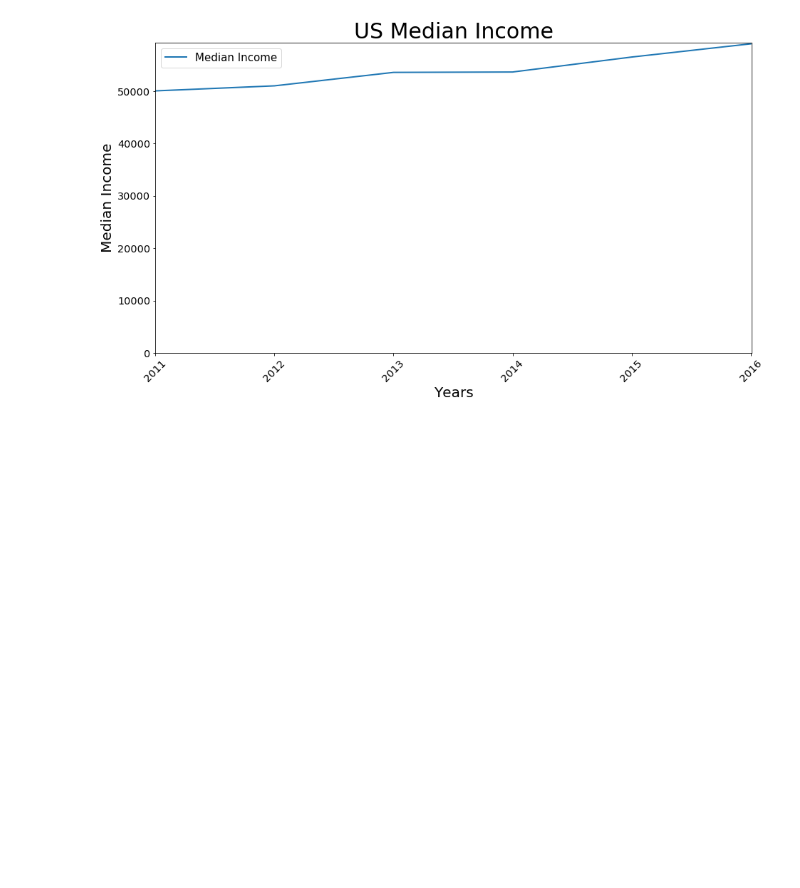
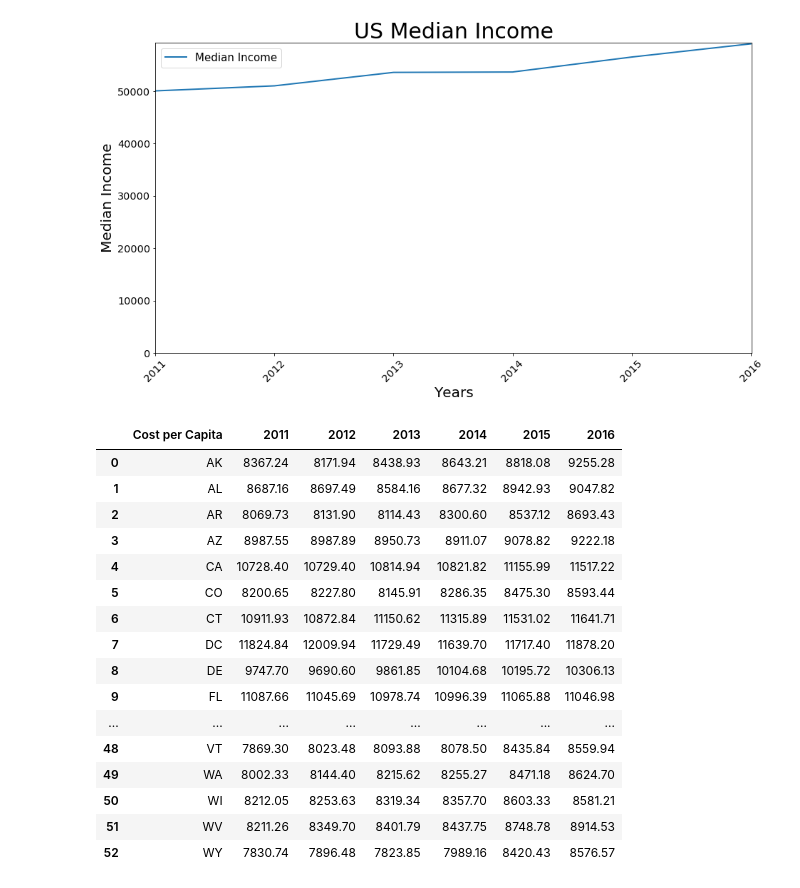
Before and after one commit to Rshn8411/project1, a Jupyter notebook: DL_Graphs/2011_2016_Graphs.ipynb, the cells around one changed output. Cells and saved outputs as stored; diff of their text form; code cells hidden in the pictures; blank space fills up the shorter version.

```diff
--- a/DL_Graphs/2011_2016_Graphs.ipynb
+++ b/DL_Graphs/2011_2016_Graphs.ipynb
@@ -18,6 +18,7 @@ path_historical_percents = ('../Clean_2011_2016/healthcare_percent_change_data_2
 path_median_income = ('../Cleaned_Data/median_income.csv')
 path_obesity = ('../Clean_2011_2016/overall_clean_obesity_data.csv')
 path_obesity_us = ('../Clean_2011_2016/us_obesity_total.csv')
+path_cpc = ('../Clean_2011_2016/medicare_costpercapita_2011_2016.csv')
 # %%
 # Reformat national df
 medicare_national = pd.read_csv(path_national,skipinitialspace=True)
@@ -277,3 +267,24 @@ plt.savefig('../Images/Median_Income_2011')
 plt.show()
 # %% [output]
 [figure]
+# %%
+cost_per_capita_df = pd.read_csv(path_cpc,skipinitialspace=True)
+cost_per_capita_df
+# %% [output]
+|  | Cost per Capita | 2011 | 2012 | 2013 | 2014 | 2015 | 2016 |
+| 0 | AK | 8367.24 | 8171.94 | 8438.93 | 8643.21 | 8818.08 | 9255.28 |
+| 1 | AL | 8687.16 | 8697.49 | 8584.16 | 8677.32 | 8942.93 | 9047.82 |
+| 2 | AR | 8069.73 | 8131.90 | 8114.43 | 8300.60 | 8537.12 | 8693.43 |
+| 3 | AZ | 8987.55 | 8987.89 | 8950.73 | 8911.07 | 9078.82 | 9222.18 |
+| 4 | CA | 10728.40 | 10729.40 | 10814.94 | 10821.82 | 11155.99 | 11517.22 |
+| 5 | CO | 8200.65 | 8227.80 | 8145.91 | 8286.35 | 8475.30 | 8593.44 |
+| 6 | CT | 10911.93 | 10872.84 | 11150.62 | 11315.89 | 11531.02 | 11641.71 |
+| 7 | DC | 11824.84 | 12009.94 | 11729.49 | 11639.70 | 11717.40 | 11878.20 |
+| 8 | DE | 9747.70 | 9690.60 | 9861.85 | 10104.68 | 10195.72 | 10306.13 |
+| 9 | FL | 11087.66 | 11045.69 | 10978.74 | 10996.39 | 11065.88 | 11046.98 |
+| ... | ... | ... | ... | ... | ... | ... | ... |
+| 48 | VT | 7869.30 | 8023.48 | 8093.88 | 8078.50 | 8435.84 | 8559.94 |
+| 49 | WA | 8002.33 | 8144.40 | 8215.62 | 8255.27 | 8471.18 | 8624.70 |
+| 50 | WI | 8212.05 | 8253.63 | 8319.34 | 8357.70 | 8603.33 | 8581.21 |
+| 51 | WV | 8211.26 | 8349.70 | 8401.79 | 8437.75 | 8748.78 | 8914.53 |
+| 52 | WY | 7830.74 | 7896.48 | 7823.85 | 7989.16 | 8420.43 | 8576.57 |
```
Also changed, not shown: parts of 1 cell of this notebook.
